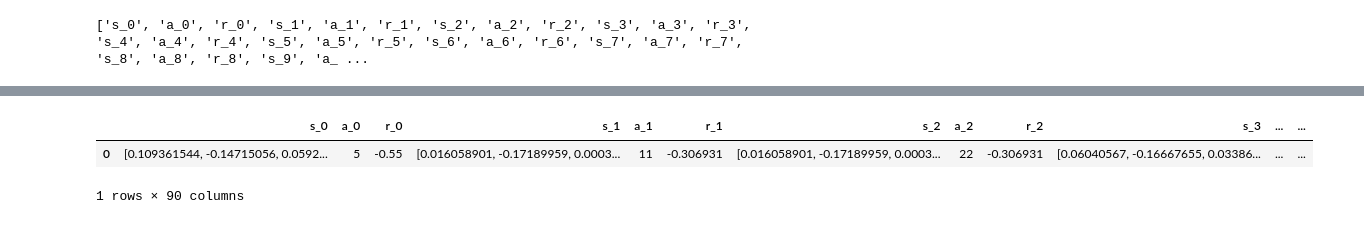
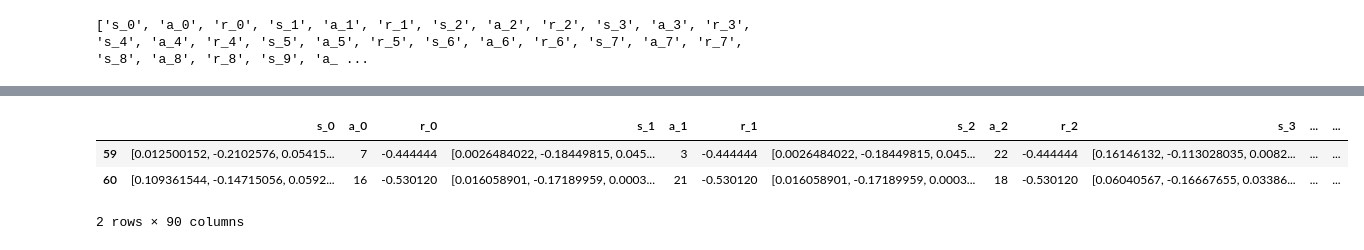
Before and after one commit to enriquemoraayala/oppe4rl-sqli, a Jupyter notebook: notebooks/episode_padding.ipynb, the cells around one changed output, grey strips where cells are left out. Saved outputs shown, nothing was run; the diff lists cells and outputs as text; code cells hidden in the pictures.

```diff
--- a/notebooks/episode_padding.ipynb
+++ b/notebooks/episode_padding.ipynb
@@ -15,3 +18,22 @@ df = pd.read_csv('../src/outputs/run_history_19.csv', sep=';', index_col=0)
 df_emb = pd.read_csv('../src/outputs/run_history_emb_idx_19.csv', sep=';', index_col=0)
 np_emb_state = np.load('../src/outputs/emb_states_19.npy', allow_pickle=True)
 np_emb_next_state = np.load('../src/outputs/next_states_19.npy', allow_pickle=True)
+
+skeeped_files = []
+#adding all the others
+list1 = list(range(39, 5000, 20))
+for i in tqdm.tqdm(list1):
+    s1 = '../src/outputs/run_history_' + str(i) + '.csv'
+    df_ = pd.read_csv(s1, sep=';', index_col=0)
+    s2 = '../src/outputs/emb_states_' + str(i) + '.npy'
+    np_emb_state_ = np.load(s2, allow_pickle=True)
+    if np_emb_state_.shape[0] != df_.shape[0]:
+        print ('skeeping file %d' %i)
+        skeeped_files.append(s1)
+        skeeped_files.append(s2)
+    else:
+        df = pd.concat([df,df_], axis=0)
+        np_emb_state = np.concatenate((np_emb_state, np_emb_state_))
+
+print(df.shape)
+print(np_emb_state.shape)
@@ -76,13 +100,13 @@ for ep in episodes:
         row.append(step['reward'])
 
     df_size = len(df_)
-    if df_size < 29:
+    if df_size < 30:
+        print('Episode with paddding %d' % ep)
         for i in range(df_size, 30):
             row.append(state)
             row.append(neutral_action)
             row.append(0.0)
-    print(len(row))
+    if len(row) != 90:
+        print('Row with less than 90 steps, episode %d' % ep)
     df_episodes_padded = df_episodes_padded.append(pd.Series(row, index =columns), ignore_index=True)
-
-    break
 # %% [output]
@@ -90,6 +130,7 @@ for ep in episodes:
-# %%
-df_episodes_padded
-# %% [output]
-|  | s_0 | a_0 | r_0 | s_1 | a_1 | r_1 | s_2 | a_2 | r_2 | s_3 | ... | ... |
-| 0 | [0.109361544, -0.14715056, 0.0592... | 5 | -0.55 | [0.016058901, -0.17189959, 0.0003... | 11 | -0.306931 | [0.016058901, -0.17189959, 0.0003... | 22 | -0.306931 | [0.06040567, -0.16667655, 0.03386... | ... | ... |
-1 rows × 90 columns
+# %%
+df_episodes_padded.loc[59:60]
+# %% [output]
+|  | s_0 | a_0 | r_0 | s_1 | a_1 | r_1 | s_2 | a_2 | r_2 | s_3 | ... | ... |
+| 59 | [0.012500152, -0.2102576, 0.05415... | 7 | -0.444444 | [0.0026484022, -0.18449815, 0.045... | 3 | -0.444444 | [0.0026484022, -0.18449815, 0.045... | 22 | -0.444444 | [0.16146132, -0.113028035, 0.0082... | ... | ... |
+| 60 | [0.109361544, -0.14715056, 0.0592... | 16 | -0.530120 | [0.016058901, -0.17189959, 0.0003... | 21 | -0.530120 | [0.016058901, -0.17189959, 0.0003... | 18 | -0.530120 | [0.06040567, -0.16667655, 0.03386... | ... | ... |
+2 rows × 90 columns
```
Also changed, not shown: parts of 7 cells of this notebook.
